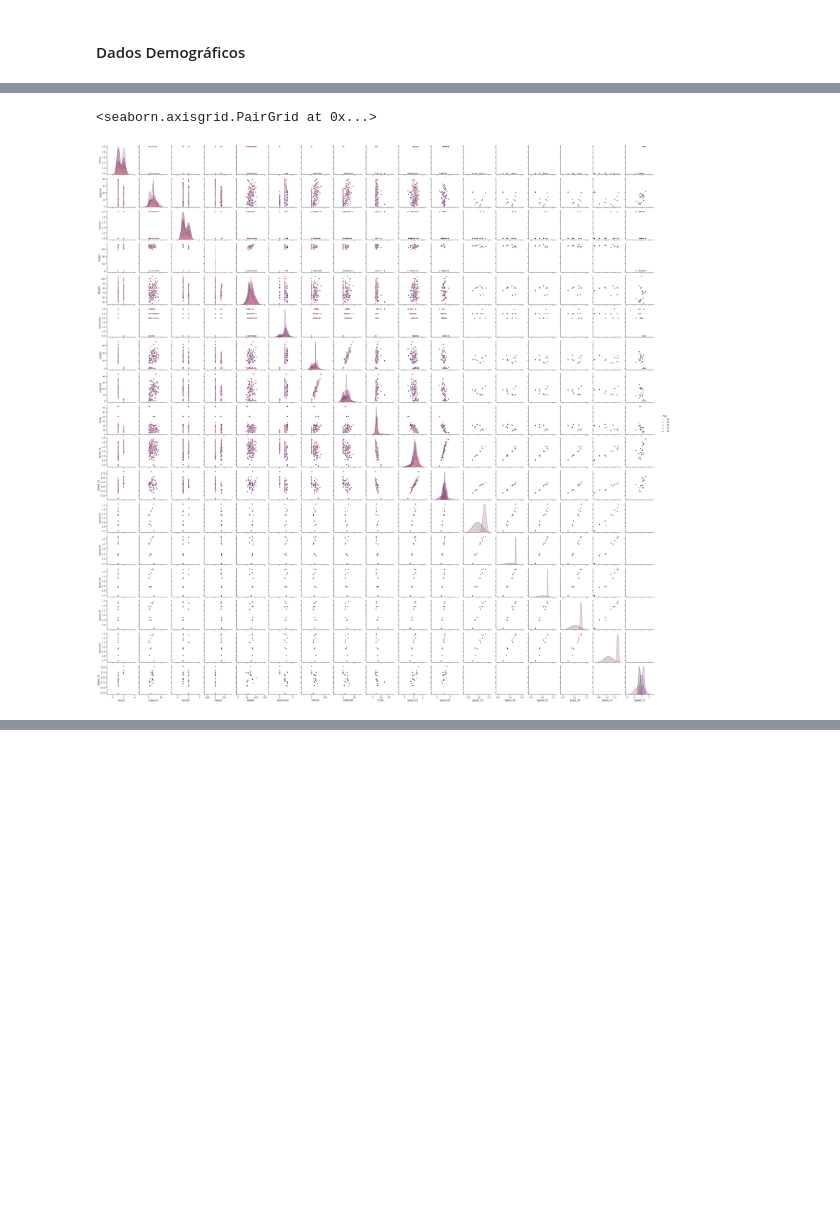
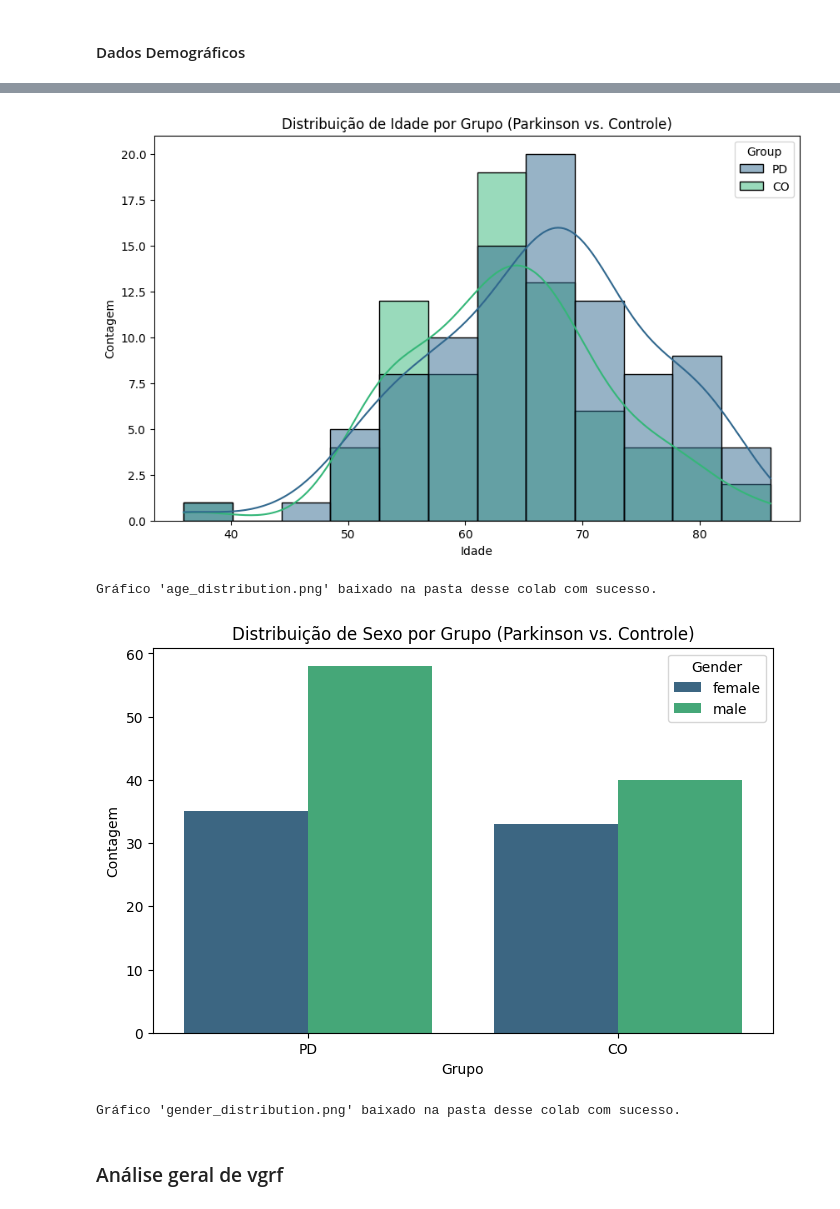
Before and after one commit to saraiva142/tcc, a Jupyter notebook: AnáliseExploratóriaTCC.ipynb, the cells around one changed output, grey strips where cells are left out. Cells and saved outputs as stored; diff of their text form; code cells hidden in the pictures; blank space fills up the shorter version.

Commit message:
Análise dos dados demográficos

```diff
--- a/AnáliseExploratóriaTCC.ipynb
+++ b/AnáliseExploratóriaTCC.ipynb
@@ -141,7 +101,59 @@ Index(['ID', 'Study', 'Group', 'Subjnum', 'Gender', 'Age', 'Height', 'Weight',
-# %%
-sns.set_theme(style="ticks")
-
-sns.pairplot(df, hue="Age")
-# %% [output]
-<seaborn.axisgrid.PairGrid at 0x...>
-[figure, removed]
+# %%
+import pandas as pd
+import matplotlib.pylab as plt
+import seaborn as sns
+
+file_path = 'physionet.org/files/gaitpdb/1.0.0/demographics.html'
+
+dfs = pd.read_html(file_path, header=0)
+
+df = dfs[0] #Só tem uma tabela lá mas p garantir pegar sempre a primeira
+
+print("### Primeiras 5 linhas: \n")
+print(df.head().to_markdown(index=False, numalign="left", stralign="left"))
+
+print("\n### Informações dos dados Demográficoss:\n")
+df.info()
+
+print("\n### Estatísticas dos dados Demográficos:\n")
+print(df.describe(include='all').to_markdown(numalign="left", stralign="left"))
+
+# Colocando a coluna de Age para numérico
+df["Age"] = pd.to_numeric(df["Age"], errors='coerce')
+df.dropna(subset=["Age"], inplace=True)
+
+print("\n### Distribuição de Paciente vs. Controle:\n")
+print(df["Group"].value_counts().to_markdown(numalign="left", stralign="left"))
+
+print("\n### Distribuição de Sexo por Grupo:\n")
+print(pd.crosstab(df["Group"], df["Gender"]).to_markdown(numalign="left", stralign="left"))
+
+print("\n### Estatística de Idade por Grupo:\n")
+print(df.groupby("Group")["Age"].describe().to_markdown(numalign="left", stralign="left"))
+
+# Parte dos gráficoss
+
+#Gráficos de idade por grupo
+plt.figure(figsize=(10, 6))
+sns.histplot(data=df, x="Age", hue="Group", kde=True, palette="viridis")
+plt.title("Distribuição de Idade por Grupo (Parkinson vs. Controle)")
+plt.xlabel("Idade")
+plt.ylabel("Contagem")
+plt.savefig("age_distribution.png")
+print("\n")
+plt.show()
+#plt.close()
+print("Gráfico 'age_distribution.png' baixado na pasta desse colab com sucesso.")
+
+#Gráficos da distribuição de sexo por grupo
+plt.figure(figsize=(8, 5))
+sns.countplot(data=df, x="Group", hue="Gender", palette="viridis")
+plt.title("Distribuição de Sexo por Grupo (Parkinson vs. Controle)")
+plt.xlabel("Grupo")
+plt.ylabel("Contagem")
+plt.savefig("gender_distribution.png")
+print("\n")
+plt.show()
+#plt.close()
+print("Gráfico 'gender_distribution.png' baixado na pasta desse colab com sucesso.")
+# %% [output]
@@ -147,0 +177,6 @@ sns.pairplot(df, hue="Age")
+[figure, added]
+Gráfico 'age_distribution.png' baixado na pasta desse colab com sucesso.
+[figure, added]
+Gráfico 'gender_distribution.png' baixado na pasta desse colab com sucesso.
+# %% [markdown]
+### Análise geral de vgrf
```
Also changed, not shown: parts of 3 cells of this notebook.
